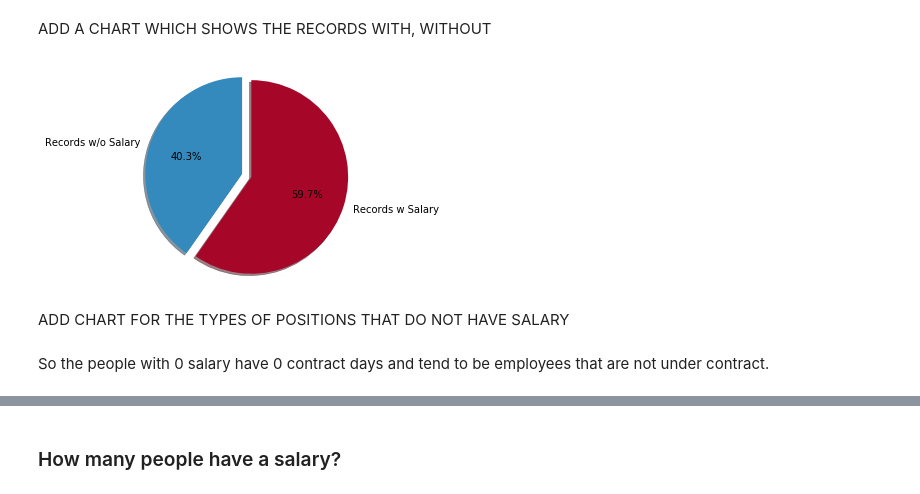
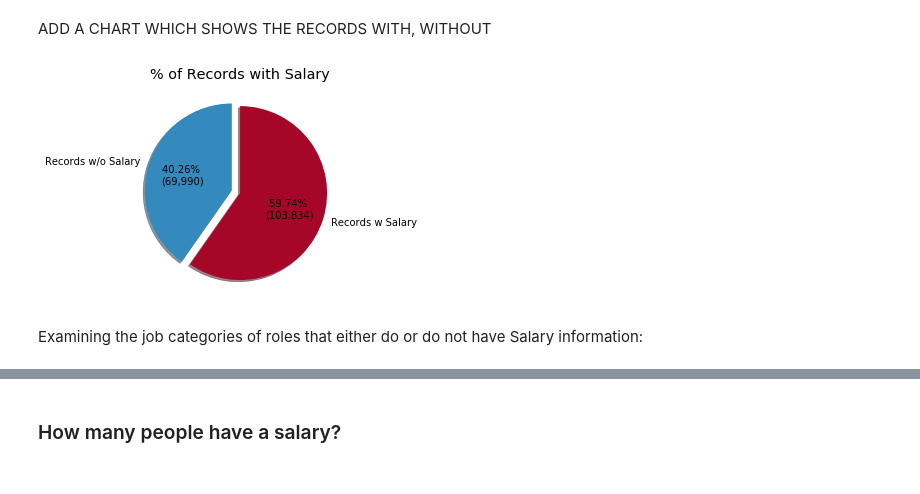
Before and after one commit to j-buss/wi-dpi, a Jupyter notebook: eda/5.0_Analysis.ipynb, the cells around one changed output, grey strips where cells are left out. Drawn from its saved outputs; the diff is of its cells as text; code cells hidden in the pictures.

```diff
--- a/eda/5.0_Analysis.ipynb
+++ b/eda/5.0_Analysis.ipynb
@@ -88,18 +88,28 @@ total_records = df['salary'].count()
 # %%
 
 # Pie chart, where the slices will be ordered and plotted counter-clockwise:
-labels = 'Records w/o Salary', 'Records w Salary'
-sizes = [records_w_o_salary, records_w_salary]
+labels = ['Records w/o Salary', 'Records w Salary']
+values = [records_w_o_salary, records_w_salary]
 explode = (0.1, 0)
 
-fig1, ax1 = plt.subplots()
-ax1.pie(sizes, explode=explode, labels=labels, autopct='%1.1f%%',
-        shadow=True, startangle=90)
-ax1.axis('equal')  # Equal aspect ratio ensures that pie is drawn as a circle.
+def make_autopct(values):
+  def my_autopct(pct):
+    total = sum(values)
+    val = int(round(pct*total/100.0))
+    return '{p:.2f}% \n({v:,d})'.format(p=pct,v=val)
+  return my_autopct
 
+#fig1, ax1 = plt.subplots()
+#ax1.pie(sizes, explode=explode, labels=labels, autopct=make_autopct(values),
+#        shadow=True, startangle=90)
+#ax1.axis('equal')  # Equal aspect ratio ensures that pie is drawn as a circle.
+
+plt.title('% of Records with Salary')
+plt.pie(values, explode=explode, labels=labels, autopct=make_autopct(values),
+       shadow=True, startangle=90)
 plt.show()
 # %% [output]
-[figure, old version]
+[figure, new version]
 # %%
 #Same analysis but with SQL to verify
 sql_salary_summary ='''
@@ -118,7 +128,5 @@ sql_salary_summary ='''
     FROM
       `wi-dpi-010.refined.2015_all_staff_report`) a
 '''
-# %% [markdown]
-ADD CHART FOR THE TYPES OF POSITIONS THAT DO NOT HAVE SALARY
-# %% [markdown]
-So the people with 0 salary have 0 contract days and tend to be employees that are not under contract.
+# %% [markdown]
+Examining the job categories of roles that either do or do not have Salary information:
```
Also changed, not shown: parts of 14 cells of this notebook.
